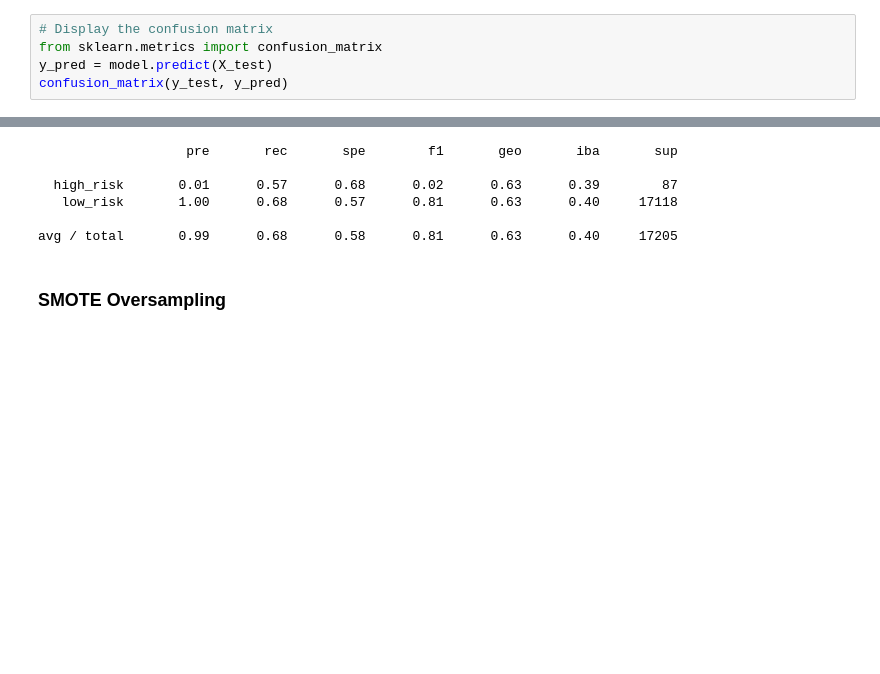
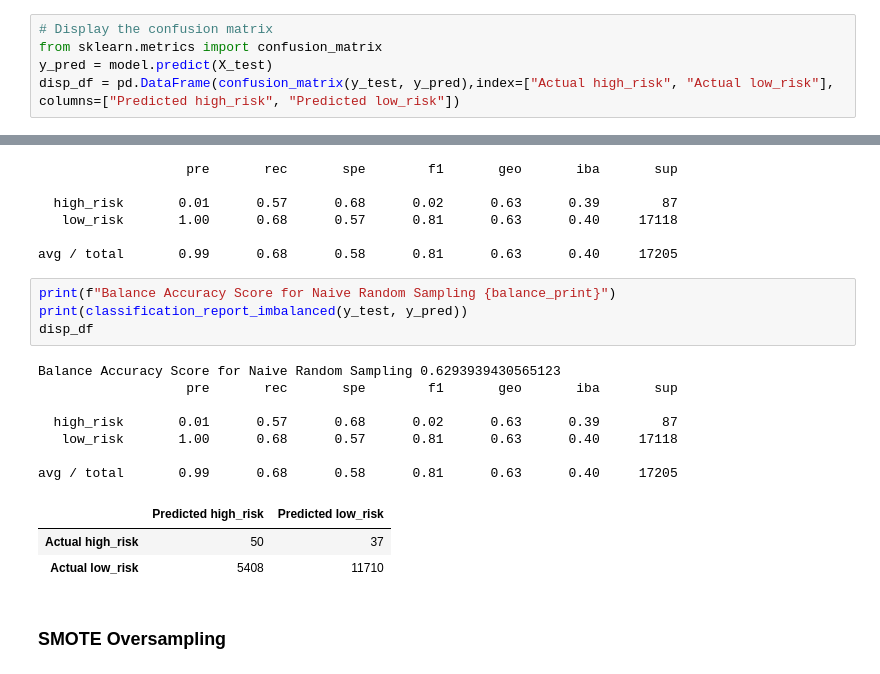
Before and after one commit to ajmotylinski/Credit_Risk_Analysis, a Jupyter notebook: credit_risk_resampling.ipynb, the cells around one changed output, grey strips where cells are left out. Drawn from its saved outputs; the diff is of its cells as text; blank space fills up the shorter version.

```diff
--- a/credit_risk_resampling.ipynb
+++ b/credit_risk_resampling.ipynb
@@ -141,4 +141,4 @@ LogisticRegression(random_state=1)
 # Display the confusion matrix
 from sklearn.metrics import confusion_matrix
 y_pred = model.predict(X_test)
-confusion_matrix(y_test, y_pred)
+disp_df = pd.DataFrame(confusion_matrix(y_test, y_pred),index=["Actual high_risk", "Actual low_risk"], columns=["Predicted high_risk", "Predicted low_risk"])
@@ -162,6 +157,21 @@ print(classification_report_imbalanced(y_test, y_pred))
    low_risk       1.00      0.68      0.57      0.81      0.63      0.40     17118
 
 avg / total       0.99      0.68      0.58      0.81      0.63      0.40     17205
+# %%
+print(f"Balance Accuracy Score for Naive Random Sampling {balance_print}")
+print(classification_report_imbalanced(y_test, y_pred))
+disp_df
+# %% [output]
+Balance Accuracy Score for Naive Random Sampling 0.6293939430565123
+                   pre       rec       spe        f1       geo       iba       sup
+
+  high_risk       0.01      0.57      0.68      0.02      0.63      0.39        87
+   low_risk       1.00      0.68      0.57      0.81      0.63      0.40     17118
+
+avg / total       0.99      0.68      0.58      0.81      0.63      0.40     17205
+|  | Predicted high_risk | Predicted low_risk |
+| Actual high_risk | 50 | 37 |
+| Actual low_risk | 5408 | 11710 |
 # %% [markdown]
 ### SMOTE Oversampling
 # %%
```
Also changed, not shown: parts of 10 cells of this notebook, 7 other files.
